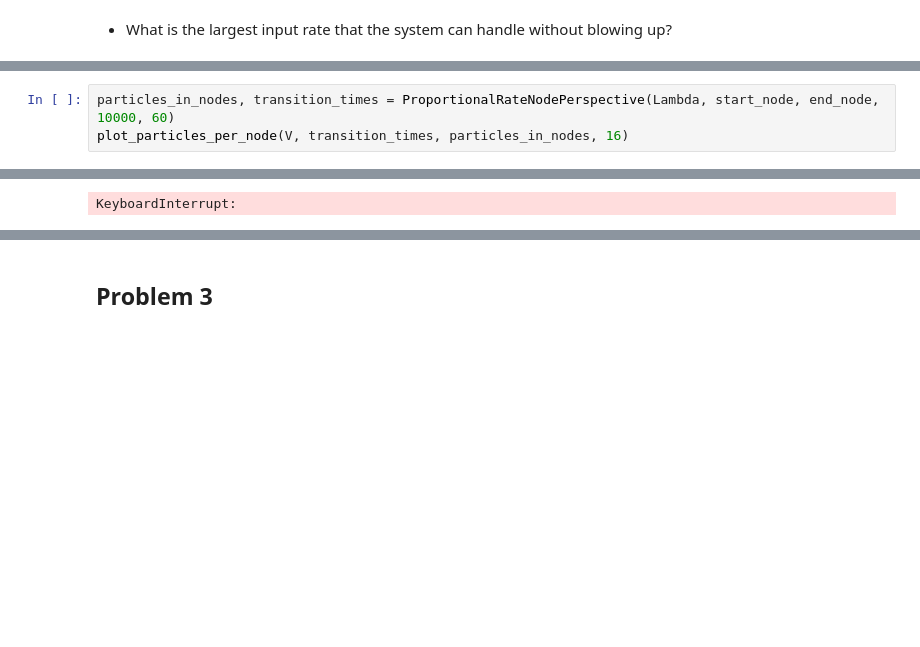
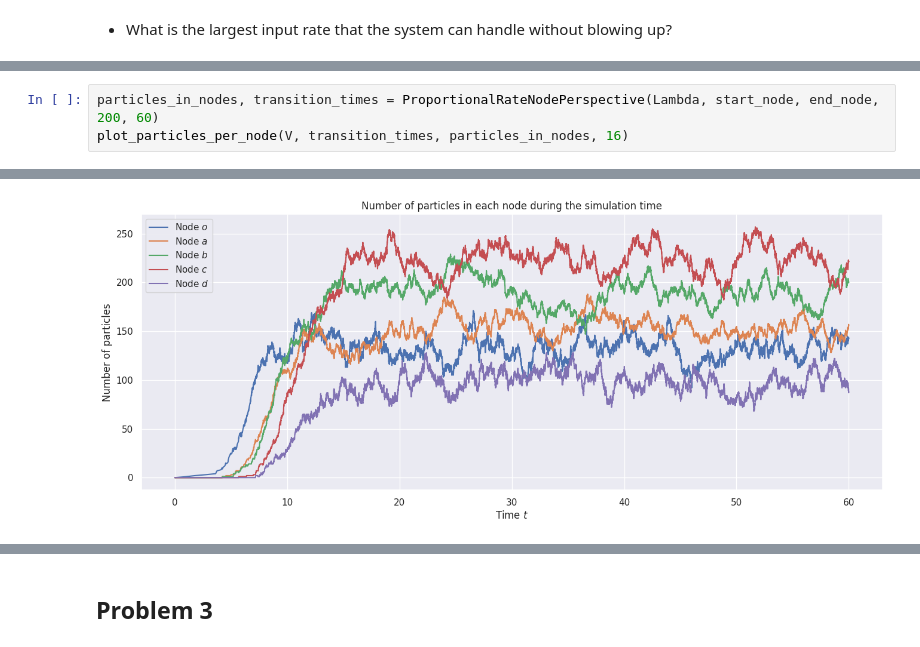
Before and after one commit to MateoRivera/network-dynamics, a Jupyter notebook: H2/Simulation - Mateo.ipynb, the cells around one changed output, grey strips where cells are left out. Saved outputs shown, nothing was run; the diff lists cells and outputs as text; blank space fills up the shorter version.

```diff
--- a/H2/Simulation - Mateo.ipynb
+++ b/H2/Simulation - Mateo.ipynb
@@ -578,4 +515,4 @@ plot_particles_per_node(V, transition_times, particles_in_nodes, 16)
 # %%
-particles_in_nodes, transition_times = ProportionalRateNodePerspective(Lambda, start_node, end_node, 10000, 60)
+particles_in_nodes, transition_times = ProportionalRateNodePerspective(Lambda, start_node, end_node, 200, 60)
 plot_particles_per_node(V, transition_times, particles_in_nodes, 16)
 # %% [output]
@@ -583 +520 @@ plot_particles_per_node(V, transition_times, particles_in_nodes, 16)
-KeyboardInterrupt:
+[figure, added]
```
Also changed, not shown: parts of 14 cells of this notebook.
